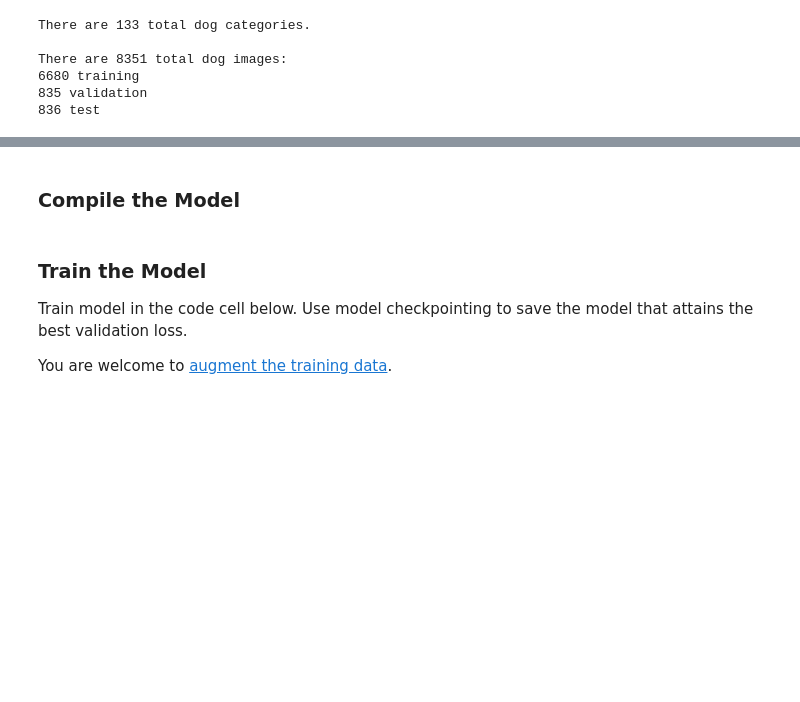
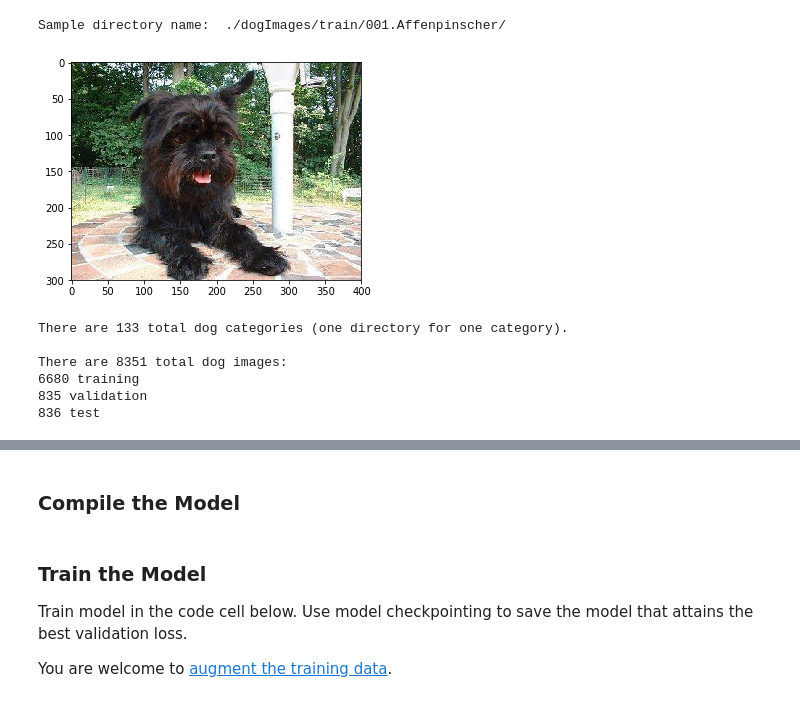
Before and after one commit to HorseBackAI/AIFundamentals, a Jupyter notebook: dog-project/dog_app_demo.ipynb, the cells around one changed output, grey strips where cells are left out. Drawn from its saved outputs; the diff is of its cells as text; code cells hidden in the pictures; blank space fills up the shorter version.

```diff
--- a/dog-project/dog_app_demo.ipynb
+++ b/dog-project/dog_app_demo.ipynb
@@ -40,37 +40,59 @@ In the code cell below, we import a dataset of dog images.  We populate a few va
 # %%
 from sklearn.datasets import load_files
 from keras.utils import np_utils
 import numpy as np
 from glob import glob
+import os
+
+import cv2
+import matplotlib.pyplot as plt
+%matplotlib inline
 
 # define function to load train, test, and validation datasets
 def load_dataset(path):
     data = load_files(path)
     dog_files = np.array(data['filenames'])
     dog_targets = np_utils.to_categorical(np.array(data['target']), 133)
     return dog_files, dog_targets
 
-# load train, test, and validation datasets
+# define function to preview the first image under this directory
+def preview_image(directory):
+    img_path = directory + os.listdir(directory)[0]
+    #print(img_path)
+    img = cv2.imread(img_path)
+    img_rgb = cv2.cvtColor(img, cv2.COLOR_BGR2RGB)
+    plt.imshow(img_rgb)
+    plt.show()
+
+# load train, validation and test sets
 train_files, train_targets = load_dataset('./dogImages/train')
 valid_files, valid_targets = load_dataset('./dogImages/valid')
 test_files, test_targets = load_dataset('./dogImages/test')
 
+# load all categories(directories) into a list
+sorted_dir_list = sorted(glob("./dogImages/train/*/"))
+# preview the first directory name
+print('Sample directory name: ', sorted_dir_list[0])
+# preview a image from the first category
+preview_image(sorted_dir_list[0])
 # load list of dog names
-dog_names = [item[20:-1] for item in sorted(glob("./dogImages/train/*/"))]
+dog_names = [item[20:-1] for item in sorted_dir_list]
 
 # print statistics about the dataset
-print('There are %d total dog categories.\n' % len(dog_names))
+print('\nThere are %d total dog categories (one directory for one category).\n' % len(dog_names))
 print('There are %s total dog images:' % len(np.hstack([train_files, valid_files, test_files])))
 print('%d training' % len(train_files))
 print('%d validation' % len(valid_files))
 print('%d test'% len(test_files))
 # %% [output]
-There are 133 total dog categories.
-
-There are 8351 total dog images:
-6680 training
-835 validation
-836 test
+Sample directory name:  ./dogImages/train/001.Affenpinscher/
+[figure, added]
+There are 133 total dog categories (one directory for one category).
+
+There are 8351 total dog images:
+6680 training
+835 validation
+836 test
 # %% [markdown]
 ---
 <a id='step1'></a>
```
Also changed, not shown: parts of 25 cells of this notebook, 5 other files.
